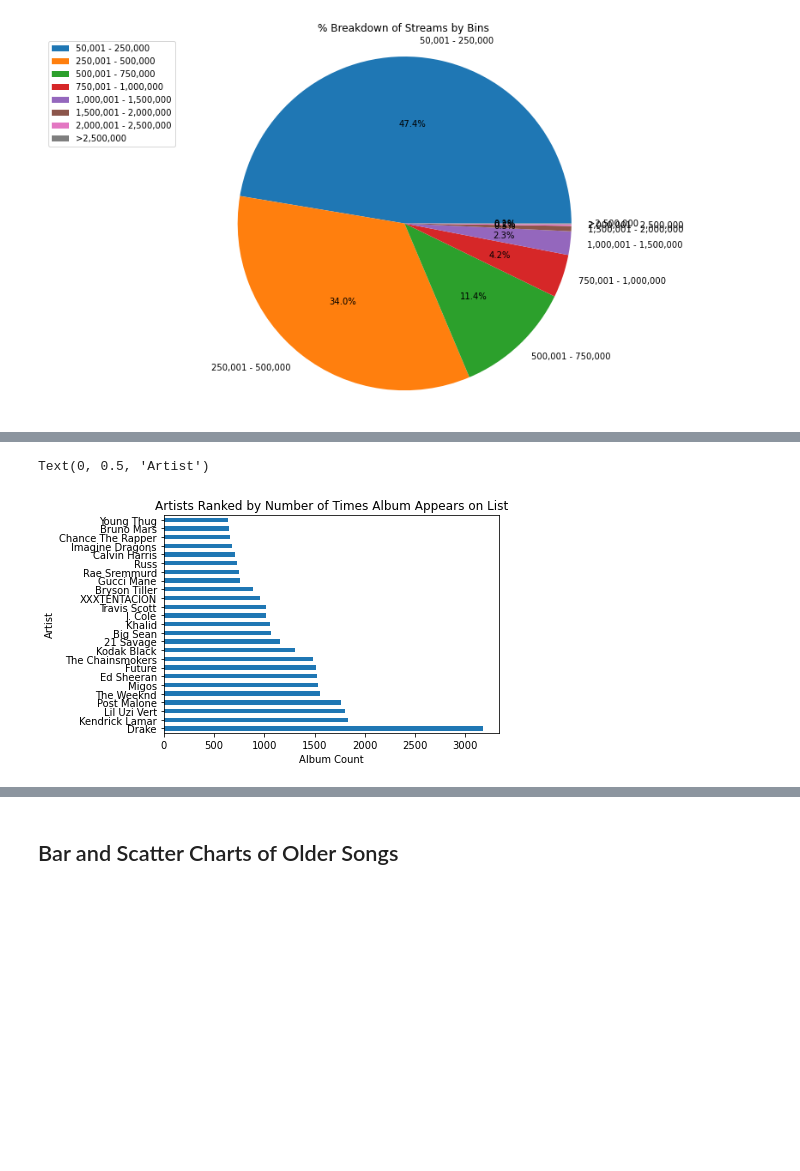
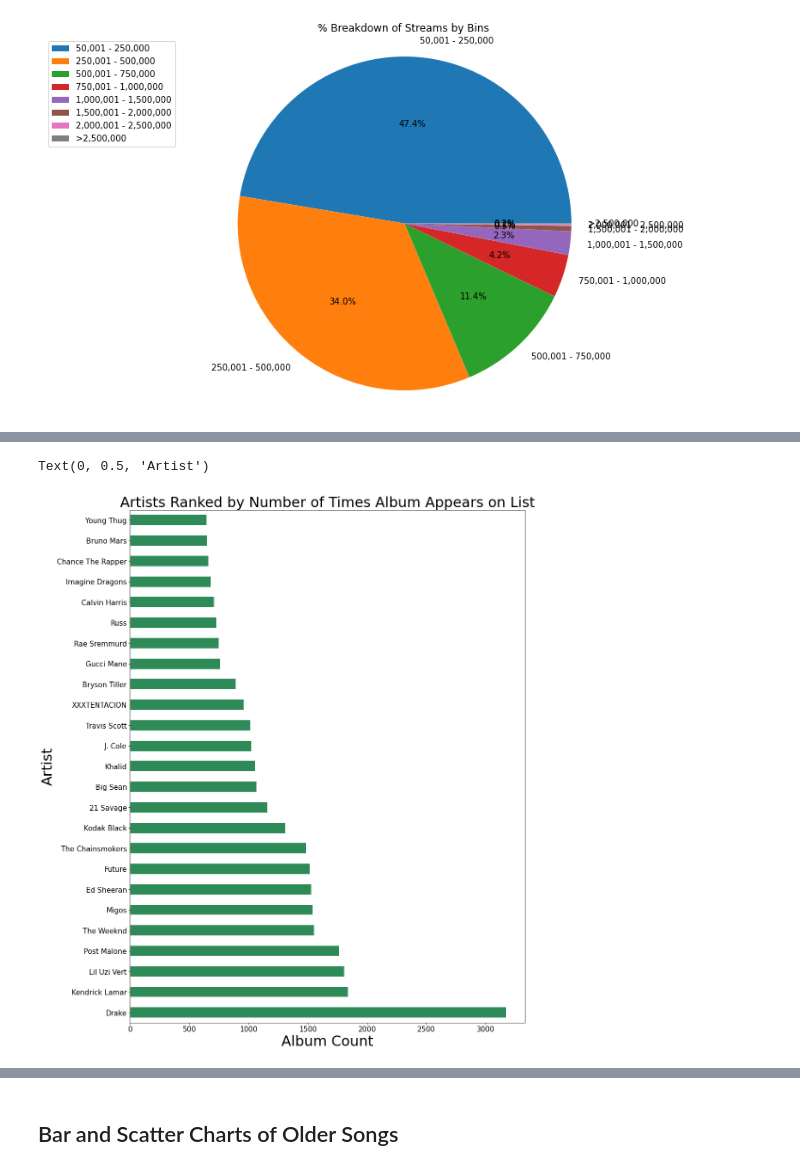
Before and after one commit to iastanehasl/Project-One, a Jupyter notebook: Spotipy_Group.ipynb, the cells around one changed output, grey strips where cells are left out. Cells and saved outputs as stored; diff of their text form; code cells hidden in the pictures; blank space fills up the shorter version.

```diff
--- a/Spotipy_Group.ipynb
+++ b/Spotipy_Group.ipynb
@@ -221,13 +224,16 @@ Text(0, 0.5, 'Count of Appearance on List')
 # %%
 #artists ranked by number of times album appears on list
+f, ax = plt.subplots(figsize=(15,20))
 clean_Spoti['Artist'].groupby(clean_Spoti['Album']).value_counts()
-clean_Spoti['Artist'].value_counts()[:25].plot(kind='barh')
-plt.title("Artists Ranked by Number of Times Album Appears on List")
-plt.xlabel("Album Count")
-plt.ylabel("Artist")
+clean_Spoti['Artist'].value_counts()[:25].plot(kind='barh', color='seagreen')
+plt.title("Artists Ranked by Number of Times Album Appears on List", fontsize=30)
+plt.xticks(fontsize=15)
+plt.yticks(fontsize=15)
+plt.xlabel("Album Count", fontsize=30)
+plt.ylabel("Artist", fontsize=30)
 # %% [output]
 Text(0, 0.5, 'Artist')
-[figure, old version]
+[figure, new version]
 # %%
 clean_Spoti['Artist'].groupby(clean_Spoti['Track Name']).value_counts()
 clean_Spoti['Track Name'].value_counts()[:25].plot(kind='bar')
```
Also changed, not shown: parts of 2 cells of this notebook.
